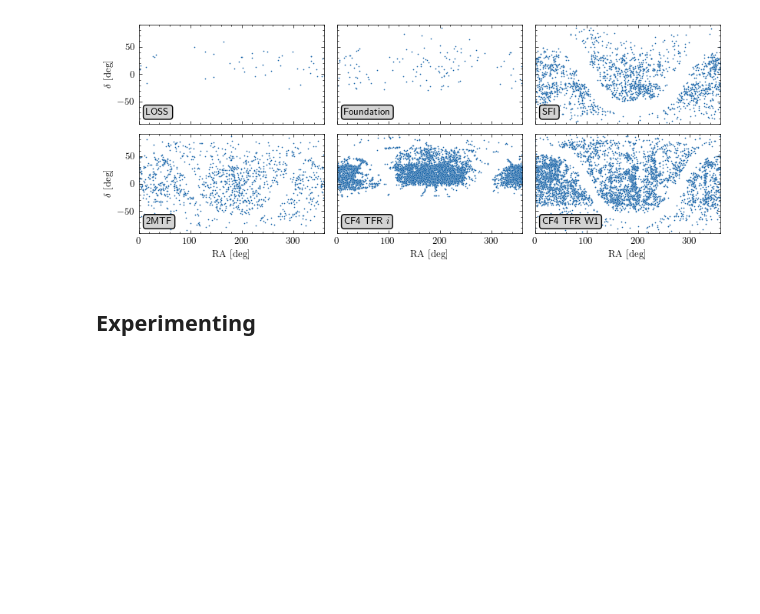
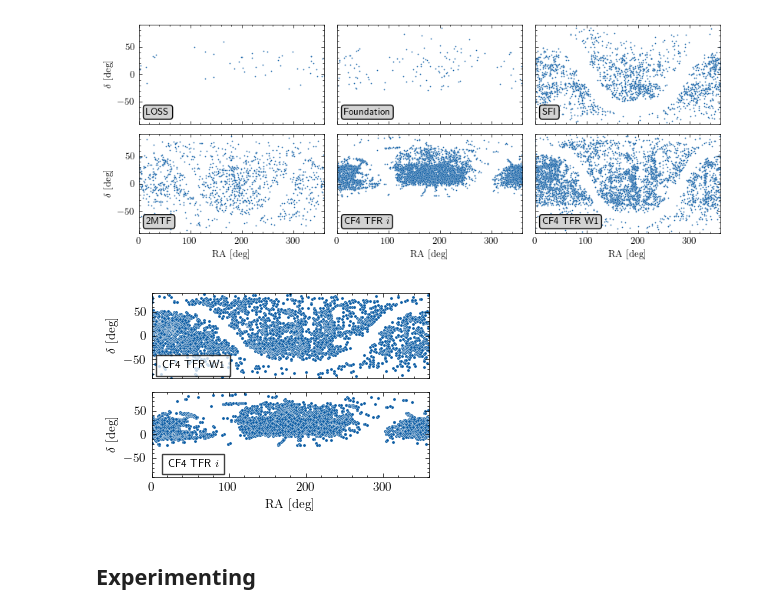
Before and after one commit to Richard-Sti/csiborgtools_public, a Jupyter notebook: notebooks/flow/PV_data.ipynb, the cells around one changed output. Cells and saved outputs as stored; diff of their text form; code cells hidden in the pictures; blank space fills up the shorter version.

```diff
--- a/notebooks/flow/PV_data.ipynb
+++ b/notebooks/flow/PV_data.ipynb
@@ -129,6 +130,43 @@ with plt.style.context('science'):
     fig.show()
 # %% [output]
 [figure]
+# %%
+with plt.style.context('science'):
+    plt.rcParams.update({'font.size': 9})
+
+    RA = CF4_TFR["RA"]
+    DEC = CF4_TFR["DEC"]
+
+    fig, axs = plt.subplots(2, 1, figsize=(3.5, 2.45), sharex=True, sharey=True)
+    fig.subplots_adjust(hspace=0.0, wspace=0.0)
+
+    m = CF4_TFR["w1"] > 5
+    sns.scatterplot(x=RA[m], y=DEC[m], s=5, rasterized=True, ax=axs[0])
+    axs[0].text(0.15, 0.15, catalogue_to_pretty("CF4_TFR_w1"),
+                transform=axs[0].transAxes, fontsize="small",
+                verticalalignment='center', horizontalalignment='center',
+                bbox=dict(facecolor='white', alpha=0.75)
+                )
+
+    m = CF4_TFR["i"] > 5
+    sns.scatterplot(x=RA[m], y=DEC[m], s=5, rasterized=True, ax=axs[1])
+    axs[1].text(0.15, 0.15, catalogue_to_pretty("CF4_TFR_i"),
+                transform=axs[1].transAxes, fontsize="small",
+                verticalalignment='center', horizontalalignment='center',
+                bbox=dict(facecolor='white', alpha=0.75))
+
+    axs[0].set_xlim(0, 360)
+    axs[0].set_ylim(-90, 90)
+
+    for i in range(2):
+        axs[i].set_ylabel(r"$\delta ~ [\mathrm{deg}]$")
+    axs[-1].set_xlabel(r"$\mathrm{RA} ~ [\mathrm{deg}]$")
+
+    fig.tight_layout()
+    fig.savefig(f"../../plots/sky_dist_CF4.pdf", dpi=350)
+    fig.show()
+# %% [output]
+[figure, added]
 # %% [markdown]
 ## Experimenting
 # %%
```
Also changed, not shown: parts of 1 cell of this notebook, 16 other files.
